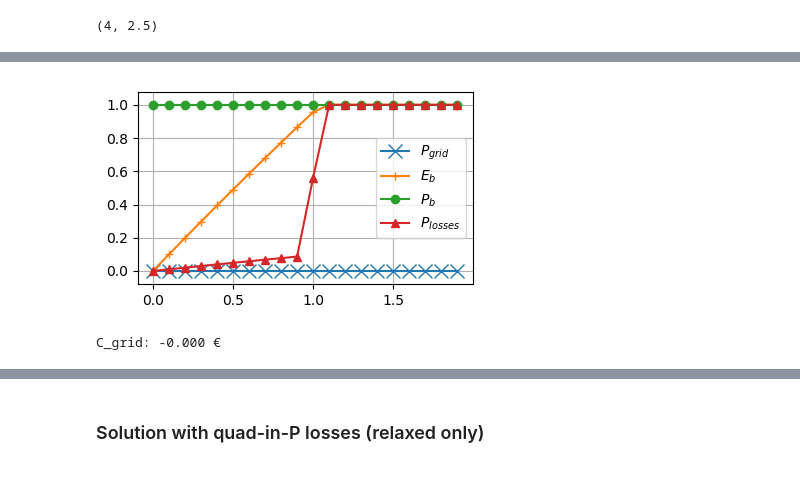
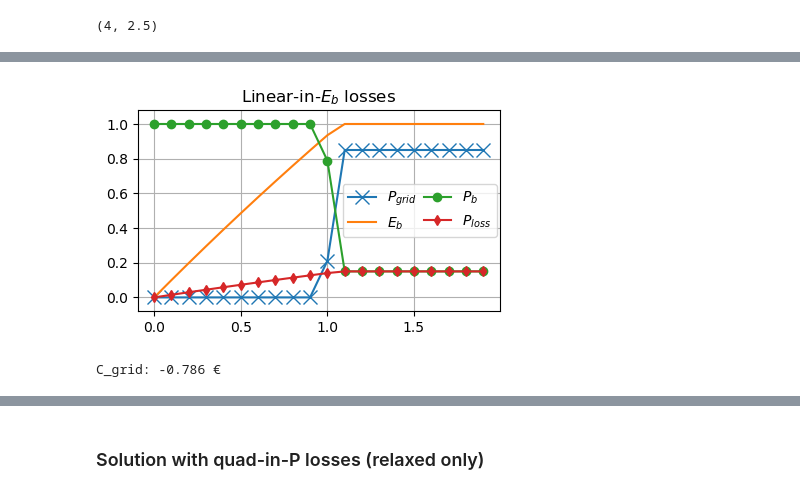
Before and after one commit to pierre-haessig/convex-storage-loss, a Jupyter notebook: Relaxation_failure_example.ipynb, the cells around one changed output, grey strips where cells are left out. Saved outputs shown, nothing was run; the diff lists cells and outputs as text; code cells hidden in the pictures.

Commit message:
Export relaxation failure examples

```diff
--- a/Relaxation_failure_example.ipynb
+++ b/Relaxation_failure_example.ipynb
@@ -177,6 +174,11 @@ C_grid: -0.857 €
-# %%
-m = neg_price_prod(ECOS.Optimizer; relax=true, loss="linE")
-prod_plot(m)
-# %% [output]
-[figure, removed]
-C_grid: -0.000 €
+# %%
+c_loss=0.15
+m = neg_price_prod(ECOS.Optimizer; relax=false, loss="linE", c_loss=c_loss)
+prod_plot(m, "Linear-in-\$E_b\$ losses")
+legend(ncol=2, loc="center right", columnspacing=0.5, borderaxespad=0.2)
+
+savefig("scenario plots/prod_neg_linE.pdf")
+savefig("scenario plots/prod_neg_linE.png", dpi=300)
+# %% [output]
+[figure, added]
+C_grid: -0.786 €
```
Also changed, not shown: parts of 15 cells of this notebook, 4 other files.
